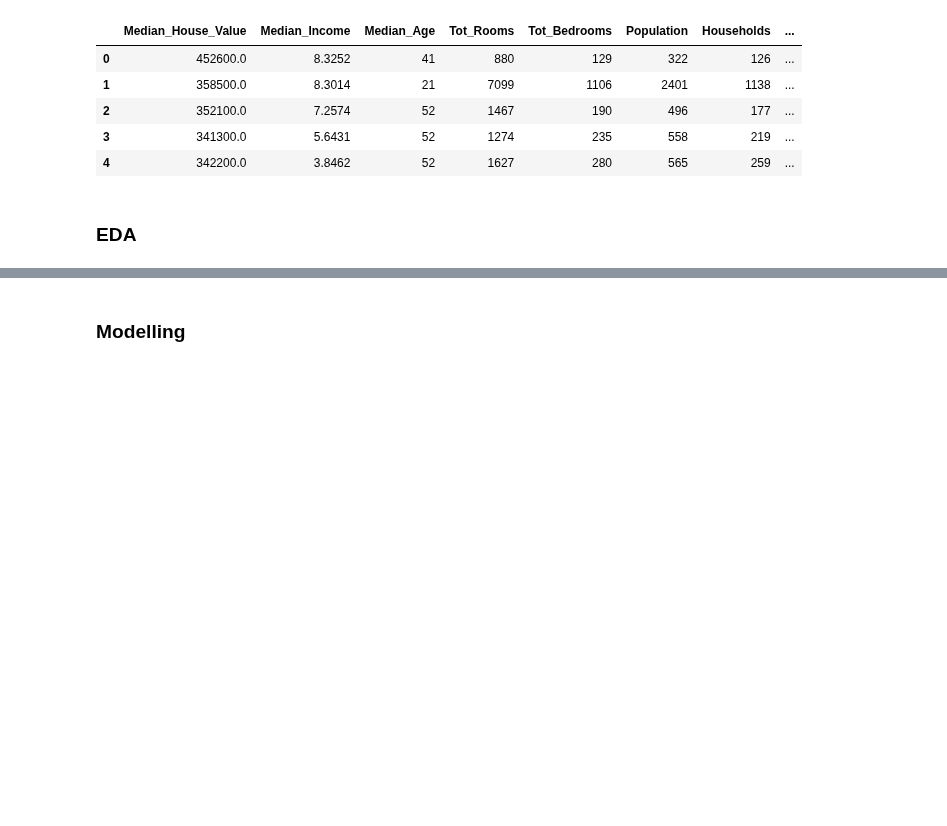
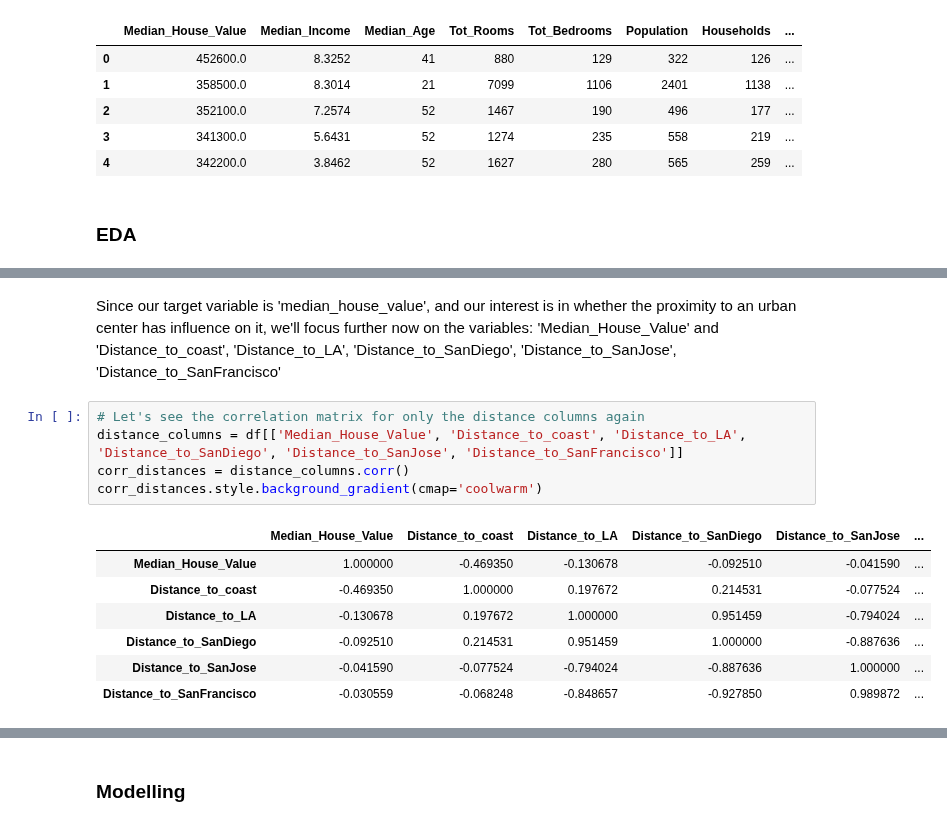
Before and after one commit to DSBE-Semester-A/DataMining, a Jupyter notebook: Assignment1.ipynb, the cells around one changed output, grey strips where cells are left out. Drawn from its saved outputs; the diff is of its cells as text; blank space fills up the shorter version.

```diff
--- a/Assignment1.ipynb
+++ b/Assignment1.ipynb
@@ -17,0 +121,15 @@ df.head()
+# %% [markdown]
+Since our target variable is 'median_house_value', and our interest is in whether the proximity to an urban center has influence on it, we'll focus further now on the variables: 'Median_House_Value' and 'Distance_to_coast', 'Distance_to_LA', 'Distance_to_SanDiego', 'Distance_to_SanJose', 'Distance_to_SanFrancisco'
+# %%
+# Let's see the correlation matrix for only the distance columns again
+distance_columns = df[['Median_House_Value', 'Distance_to_coast', 'Distance_to_LA', 'Distance_to_SanDiego', 'Distance_to_SanJose', 'Distance_to_SanFrancisco']]
+corr_distances = distance_columns.corr()
+corr_distances.style.background_gradient(cmap='coolwarm')
+# %% [output]
+|  | Median_House_Value | Distance_to_coast | Distance_to_LA | Distance_to_SanDiego | Distance_to_SanJose | ... |
+| Median_House_Value | 1.000000 | -0.469350 | -0.130678 | -0.092510 | -0.041590 | ... |
+| Distance_to_coast | -0.469350 | 1.000000 | 0.197672 | 0.214531 | -0.077524 | ... |
+| Distance_to_LA | -0.130678 | 0.197672 | 1.000000 | 0.951459 | -0.794024 | ... |
+| Distance_to_SanDiego | -0.092510 | 0.214531 | 0.951459 | 1.000000 | -0.887636 | ... |
+| Distance_to_SanJose | -0.041590 | -0.077524 | -0.794024 | -0.887636 | 1.000000 | ... |
+| Distance_to_SanFrancisco | -0.030559 | -0.068248 | -0.848657 | -0.927850 | 0.989872 | ... |
```
Also changed, not shown: parts of 13 cells of this notebook.
